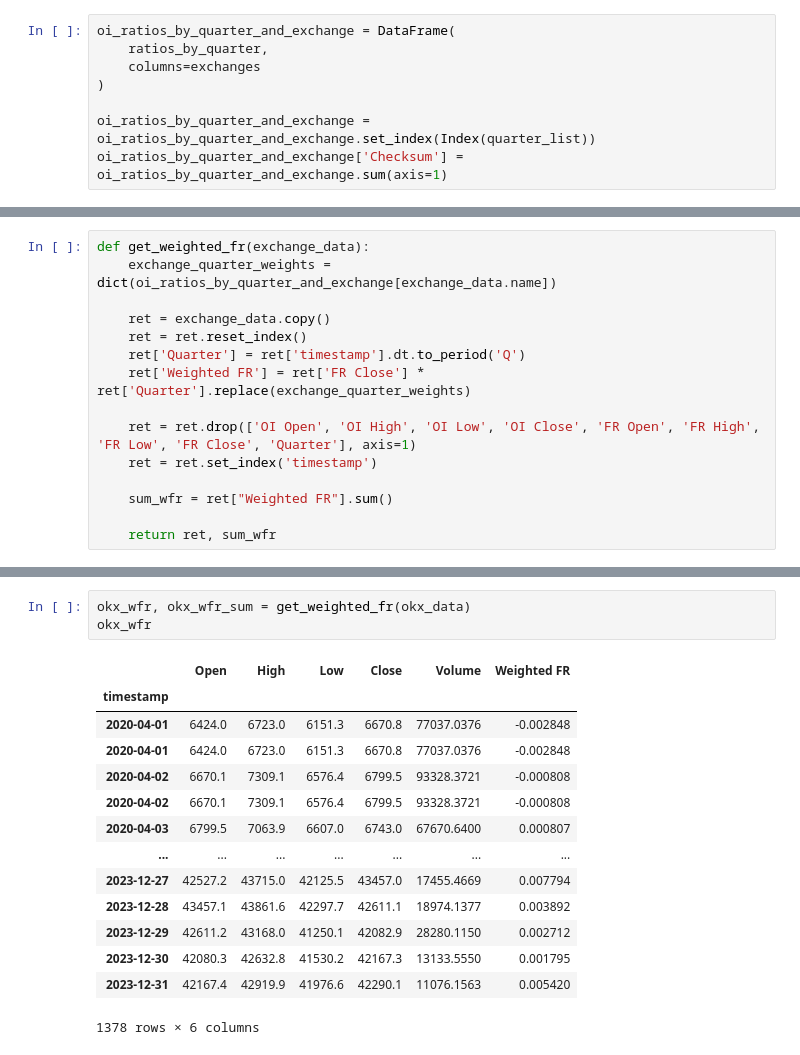
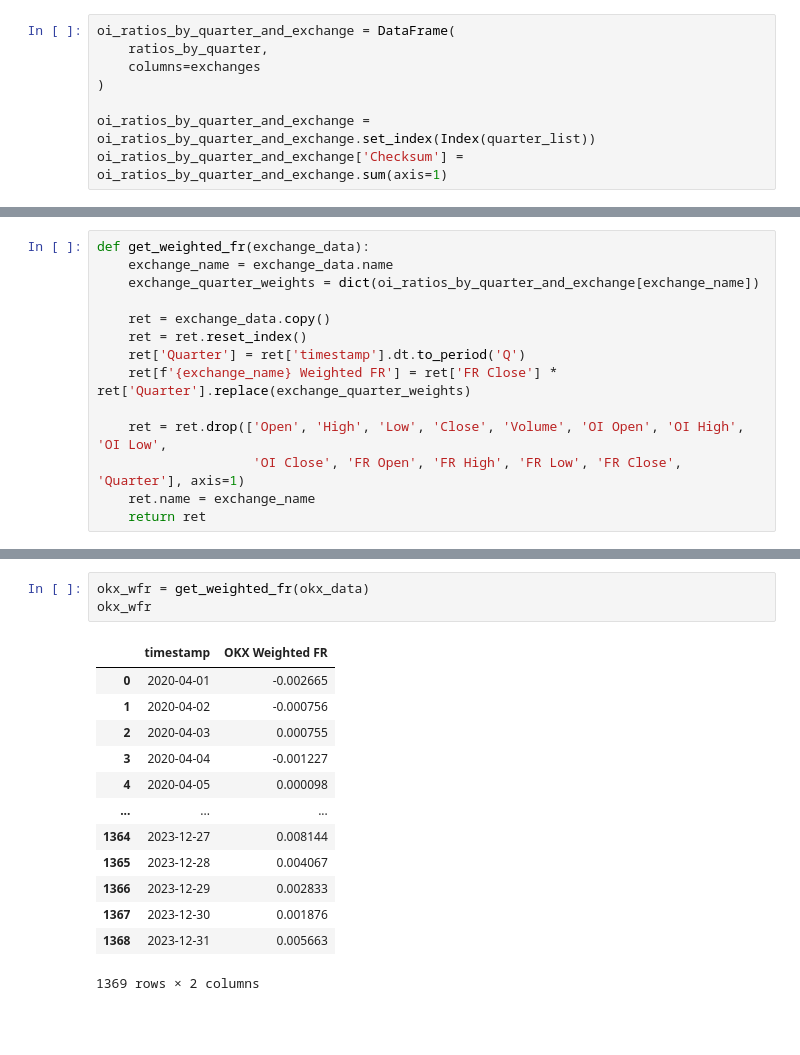
Before and after one commit to immortal16/OpenDeltaDeliverables, a Jupyter notebook: 1_2_data_aggregation.ipynb, the cells around one changed output, grey strips where cells are left out. Drawn from its saved outputs; the diff is of its cells as text; blank space fills up the shorter version.

```diff
--- a/1_2_data_aggregation.ipynb
+++ b/1_2_data_aggregation.ipynb
@@ -115,16 +131,15 @@ oi_ratios_by_quarter_and_exchange
 # %%
 def get_weighted_fr(exchange_data):
-    exchange_quarter_weights = dict(oi_ratios_by_quarter_and_exchange[exchange_data.name])
+    exchange_name = exchange_data.name
+    exchange_quarter_weights = dict(oi_ratios_by_quarter_and_exchange[exchange_name])
 
     ret = exchange_data.copy()
     ret = ret.reset_index()
     ret['Quarter'] = ret['timestamp'].dt.to_period('Q')
-    ret['Weighted FR'] = ret['FR Close'] * ret['Quarter'].replace(exchange_quarter_weights)
+    ret[f'{exchange_name} Weighted FR'] = ret['FR Close'] * ret['Quarter'].replace(exchange_quarter_weights)
 
-    ret = ret.drop(['OI Open', 'OI High', 'OI Low', 'OI Close', 'FR Open', 'FR High', 'FR Low', 'FR Close', 'Quarter'], axis=1)
-    ret = ret.set_index('timestamp')
-
-    sum_wfr = ret["Weighted FR"].sum()
-
-    return ret, sum_wfr
+    ret = ret.drop(['Open', 'High', 'Low', 'Close', 'Volume', 'OI Open', 'OI High', 'OI Low',
+                    'OI Close', 'FR Open', 'FR High', 'FR Low', 'FR Close', 'Quarter'], axis=1)
+    ret.name = exchange_name
+    return ret
 # %%
@@ -202,19 +213,18 @@ bitmex_wfr
 # %%
-okx_wfr, okx_wfr_sum = get_weighted_fr(okx_data)
+okx_wfr = get_weighted_fr(okx_data)
 okx_wfr
 # %% [output]
-|  | Open | High | Low | Close | Volume | Weighted FR |
-| timestamp |  |  |  |  |  |  |
-| 2020-04-01 | 6424.0 | 6723.0 | 6151.3 | 6670.8 | 77037.0376 | -0.002848 |
-| 2020-04-01 | 6424.0 | 6723.0 | 6151.3 | 6670.8 | 77037.0376 | -0.002848 |
-| 2020-04-02 | 6670.1 | 7309.1 | 6576.4 | 6799.5 | 93328.3721 | -0.000808 |
-| 2020-04-02 | 6670.1 | 7309.1 | 6576.4 | 6799.5 | 93328.3721 | -0.000808 |
-| 2020-04-03 | 6799.5 | 7063.9 | 6607.0 | 6743.0 | 67670.6400 | 0.000807 |
-| ... | ... | ... | ... | ... | ... | ... |
-| 2023-12-27 | 42527.2 | 43715.0 | 42125.5 | 43457.0 | 17455.4669 | 0.007794 |
-| 2023-12-28 | 43457.1 | 43861.6 | 42297.7 | 42611.1 | 18974.1377 | 0.003892 |
-| 2023-12-29 | 42611.2 | 43168.0 | 41250.1 | 42082.9 | 28280.1150 | 0.002712 |
-| 2023-12-30 | 42080.3 | 42632.8 | 41530.2 | 42167.3 | 13133.5550 | 0.001795 |
-| 2023-12-31 | 42167.4 | 42919.9 | 41976.6 | 42290.1 | 11076.1563 | 0.005420 |
+|  | timestamp | OKX Weighted FR |
+| 0 | 2020-04-01 | -0.002665 |
+| 1 | 2020-04-02 | -0.000756 |
+| 2 | 2020-04-03 | 0.000755 |
+| 3 | 2020-04-04 | -0.001227 |
+| 4 | 2020-04-05 | 0.000098 |
+| ... | ... | ... |
+| 1364 | 2023-12-27 | 0.008144 |
+| 1365 | 2023-12-28 | 0.004067 |
+| 1366 | 2023-12-29 | 0.002833 |
+| 1367 | 2023-12-30 | 0.001876 |
+| 1368 | 2023-12-31 | 0.005663 |
-1378 rows × 6 columns
+1369 rows × 2 columns
 # %%
```
Also changed, not shown: parts of 13 cells of this notebook.
